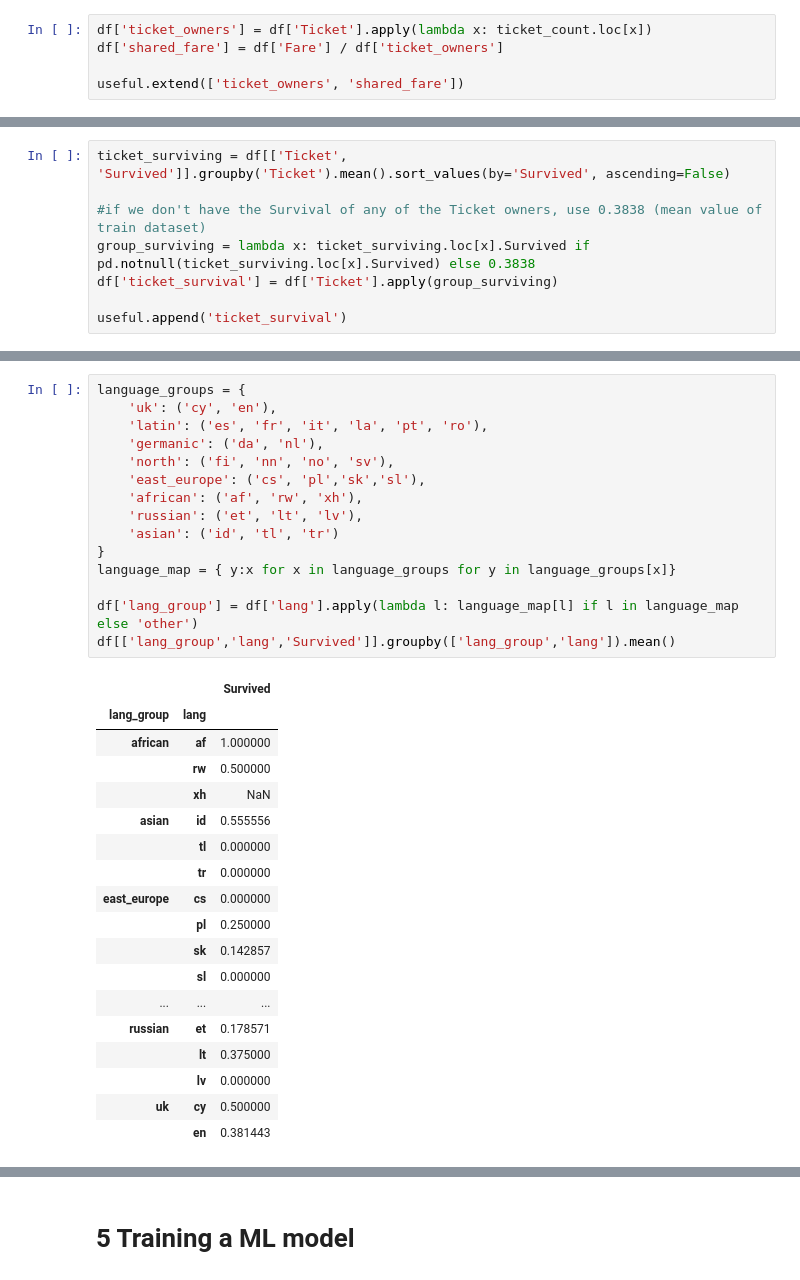
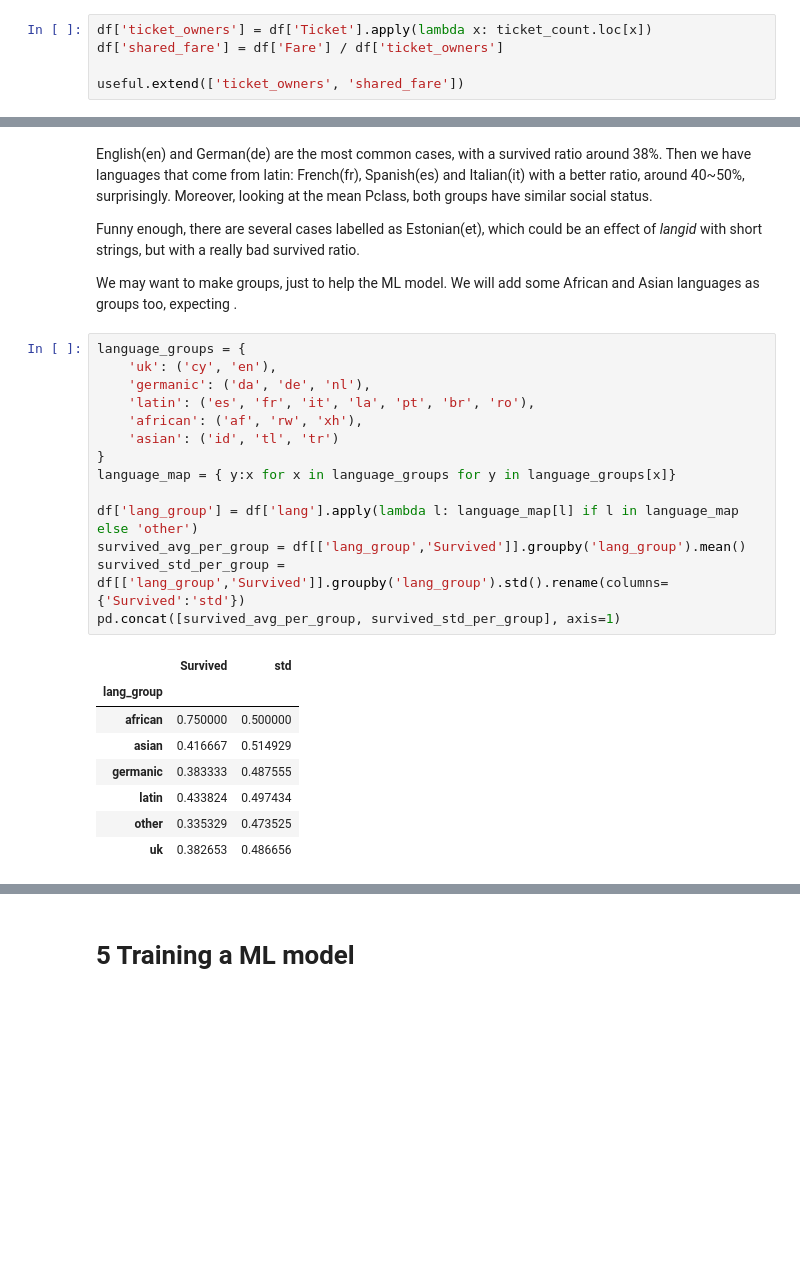
Before and after one commit to liopic/kaggle-notebooks, a Jupyter notebook: titanic/feature_engineering.ipynb, the cells around one changed output, grey strips where cells are left out. Cells and saved outputs as stored; diff of their text form; blank space fills up the shorter version.

Commit message:
feat: complete language analysis

```diff
--- a/titanic/feature_engineering.ipynb
+++ b/titanic/feature_engineering.ipynb
@@ -509,9 +507 @@ We could also find the average surviving ratio of people with same ticket, that
-# %%
-ticket_surviving = df[['Ticket', 'Survived']].groupby('Ticket').mean().sort_values(by='Survived', ascending=False)
-
-#if we don't have the Survival of any of the Ticket owners, use 0.3838 (mean value of train dataset)
-group_surviving = lambda x: ticket_surviving.loc[x].Survived if pd.notnull(ticket_surviving.loc[x].Survived) else 0.3838
-df['ticket_survival'] = df['Ticket'].apply(group_surviving)
-
-useful.append('ticket_survival')
 # %% [markdown]
@@ -543,35 +556,30 @@ As reference, these are the codes for some languages: af=Afrikaans, cs=Czech, cy
+# %% [markdown]
+English(en) and German(de) are the most common cases, with a survived ratio around 38%. Then we have languages that come from latin: French(fr), Spanish(es) and Italian(it) with a better ratio, around 40~50%, surprisingly. Moreover, looking at the mean Pclass, both groups have similar social status.
+
+Funny enough, there are several cases labelled as Estonian(et), which could be an effect of _langid_ with short strings, but with a really bad survived ratio.
+
+We may want to make groups, just to help the ML model. We will add some African and Asian languages as groups too, expecting .
 # %%
 language_groups = {
     'uk': ('cy', 'en'),
-    'latin': ('es', 'fr', 'it', 'la', 'pt', 'ro'),
-    'germanic': ('da', 'nl'),
-    'north': ('fi', 'nn', 'no', 'sv'),
-    'east_europe': ('cs', 'pl','sk','sl'),
+    'germanic': ('da', 'de', 'nl'),
+    'latin': ('es', 'fr', 'it', 'la', 'pt', 'br', 'ro'),
     'african': ('af', 'rw', 'xh'),
-    'russian': ('et', 'lt', 'lv'),
     'asian': ('id', 'tl', 'tr')
 }
 language_map = { y:x for x in language_groups for y in language_groups[x]}
 
 df['lang_group'] = df['lang'].apply(lambda l: language_map[l] if l in language_map else 'other')
-df[['lang_group','lang','Survived']].groupby(['lang_group','lang']).mean()
+survived_avg_per_group = df[['lang_group','Survived']].groupby('lang_group').mean()
+survived_std_per_group = df[['lang_group','Survived']].groupby('lang_group').std().rename(columns={'Survived':'std'})
+pd.concat([survived_avg_per_group, survived_std_per_group], axis=1)
 # %% [output]
-|  |  | Survived |
-| lang_group | lang |  |
-| african | af | 1.000000 |
-|  | rw | 0.500000 |
-|  | xh | NaN |
-| asian | id | 0.555556 |
-|  | tl | 0.000000 |
-|  | tr | 0.000000 |
-| east_europe | cs | 0.000000 |
-|  | pl | 0.250000 |
-|  | sk | 0.142857 |
-|  | sl | 0.000000 |
-| ... | ... | ... |
-| russian | et | 0.178571 |
-|  | lt | 0.375000 |
-|  | lv | 0.000000 |
-| uk | cy | 0.500000 |
-|  | en | 0.381443 |
+|  | Survived | std |
+| lang_group |  |  |
+| african | 0.750000 | 0.500000 |
+| asian | 0.416667 | 0.514929 |
+| germanic | 0.383333 | 0.487555 |
+| latin | 0.433824 | 0.497434 |
+| other | 0.335329 | 0.473525 |
+| uk | 0.382653 | 0.486656 |
 # %%
```
Also changed, not shown: parts of 15 cells of this notebook.
